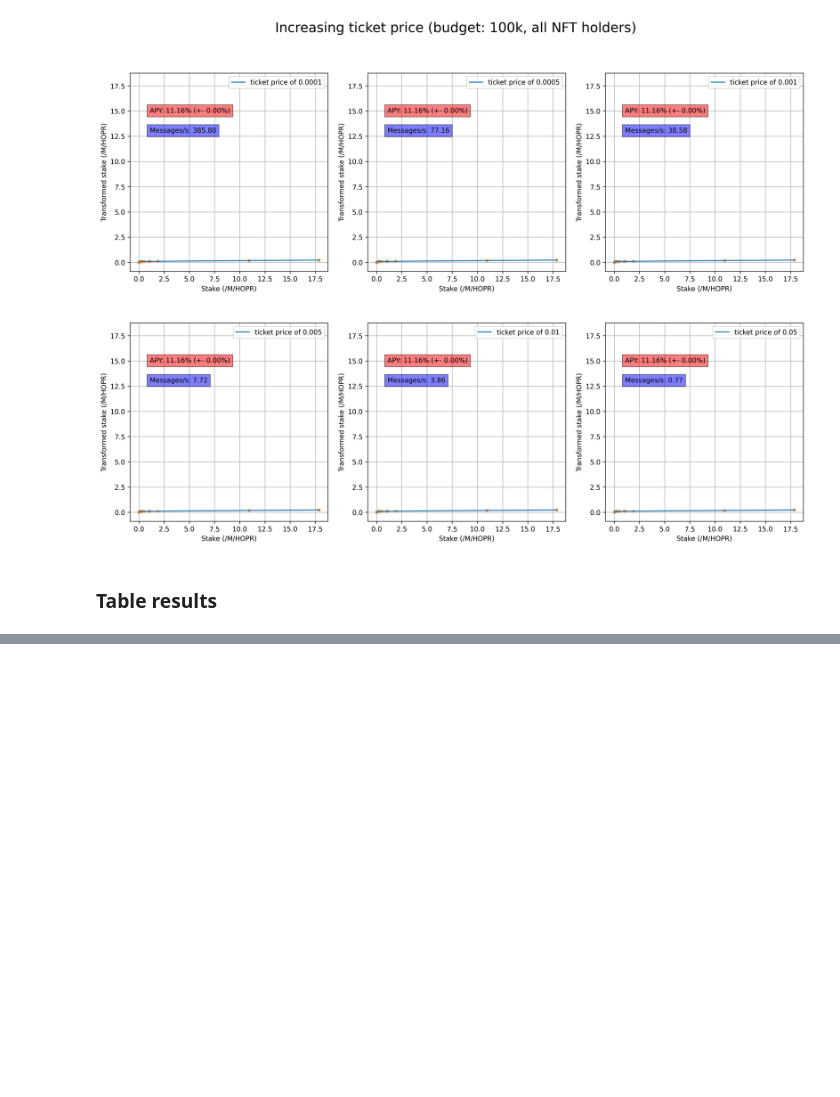
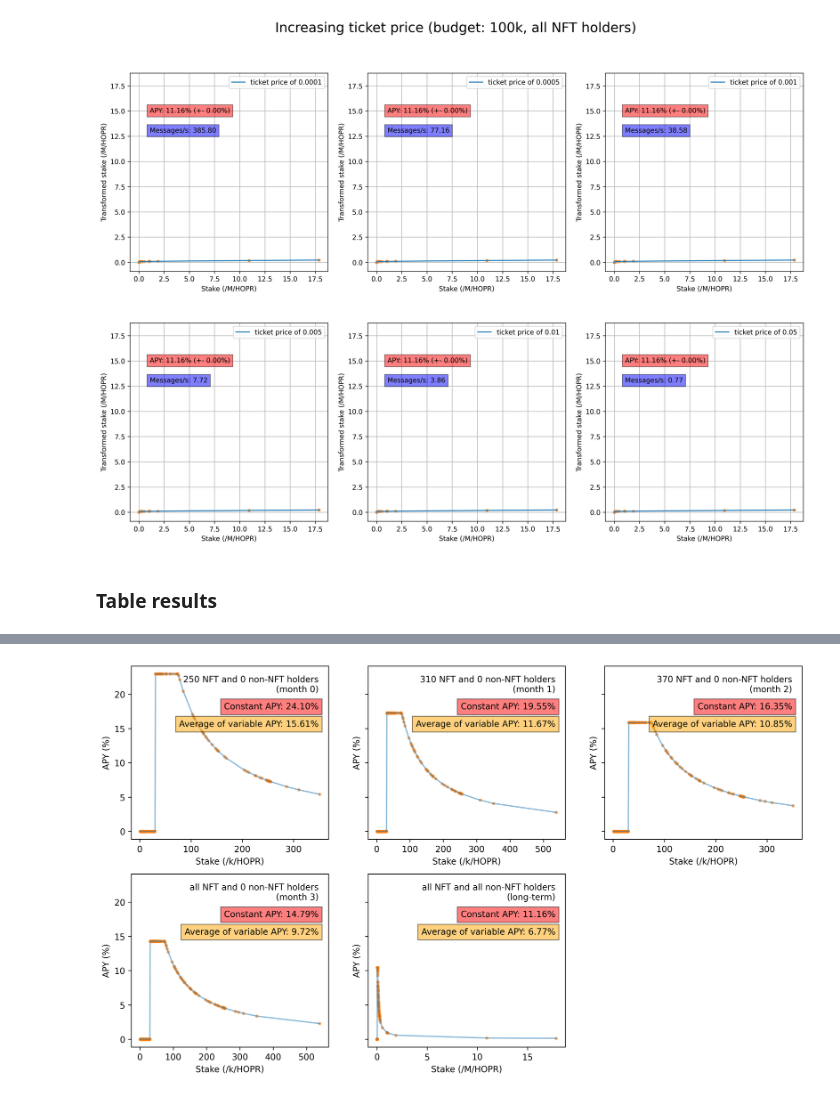
Before and after one commit to hoprnet/ct-research, a Jupyter notebook: ct-app/__simulations__/apy_comparison.ipynb, the cells around one changed output, grey strips where cells are left out. Cells and saved outputs as stored; diff of their text form; code cells hidden in the pictures; blank space fills up the shorter version.

```diff
--- a/ct-app/__simulations__/apy_comparison.ipynb
+++ b/ct-app/__simulations__/apy_comparison.ipynb
@@ -492,0 +495,60 @@ display(df_combined)
+# %%
+
+_, axes = plt.subplots(2, 3, figsize=(14, 8), dpi=300, sharey=True)
+axes = axes.flatten()
+options = deepcopy(prefered_vars)
+
+for opt, ax in zip(options, axes):
+    stakes = []
+
+    for data, count in zip(datas, opt["data_count"]):
+        if not count:
+            continue
+        if count == "all":
+            stakes.extend(data)
+        else:
+            stakes.extend(random.sample(data, count))
+
+    stakes = sorted(stakes)
+
+    lin_range = np.linspace(0, max(stakes), 1000)
+
+    apys = compute_apy(opt, stakes, percentage=True, average=False, on_stake=True)
+    global_apy = probabilistic_apy(datas, [opt], steps=200)[0]["average"] * 100
+
+    average_apy = np.mean([apy for apy, stake in zip(apys, stakes) if stake > 30e3])
+    factor, prefix = factor_and_prefix(stakes[-1])
+
+    stakes = [s/factor for s in stakes]
+
+    ax.plot(stakes, apys, alpha=0.5)
+    ax.scatter(stakes, apys, s=8, c="#ff7f0e", alpha=0.5)
+    ax.text(0.95,
+            0.85,
+            opt["legend"],
+            transform=ax.transAxes,
+            horizontalalignment='right')
+    ax.text(0.95,
+            0.75,
+            f"Constant APY: {global_apy:.2f}%",
+            transform=ax.transAxes,
+            horizontalalignment='right',
+            bbox=dict(facecolor='red', alpha=0.5),)
+    ax.text(0.95,
+            0.65,
+            f"Average of variable APY: {average_apy:.2f}%",
+            transform=ax.transAxes,
+            horizontalalignment='right',
+            bbox=dict(facecolor='orange', alpha=0.5),)
+
+
+    ax.set_xlabel(f"Stake (/{prefix}/HOPR)")
+    ax.set_ylabel("APY (%)")
+
+# remove unused subplots
+for ax in axes[len(options):]:
+    ax.remove()
+
+plt.show()
+# %% [output]
+[figure, added]
```
Also changed, not shown: parts of 8 cells of this notebook.
